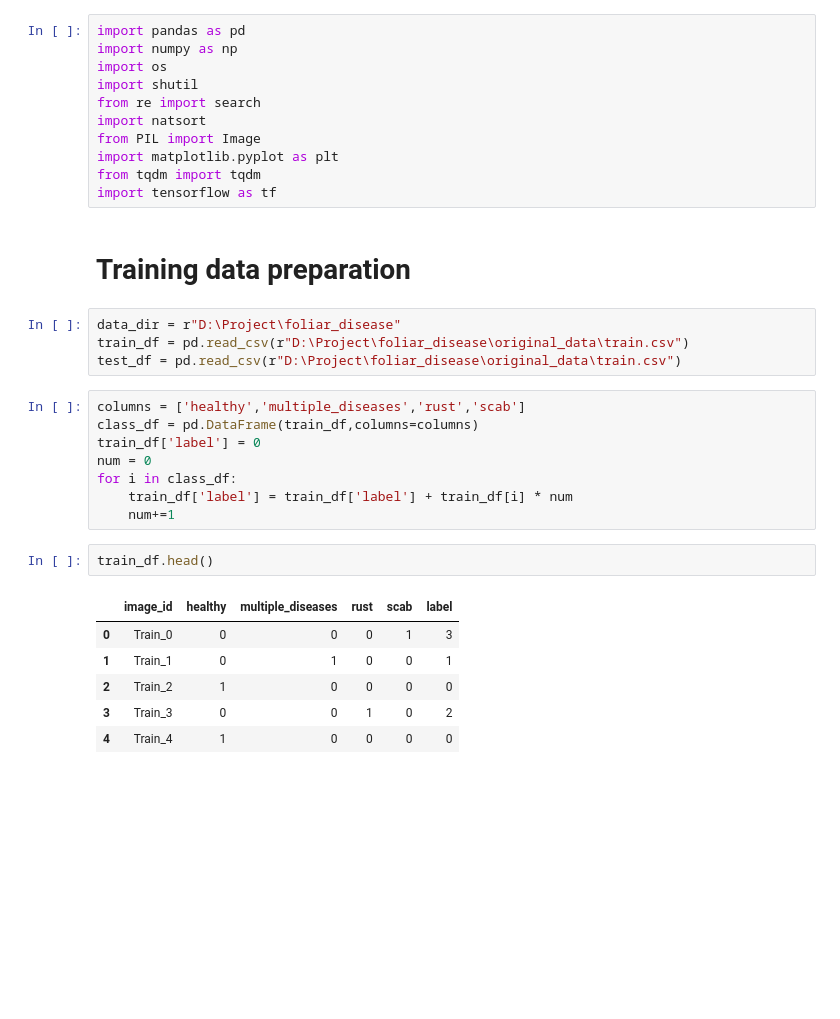
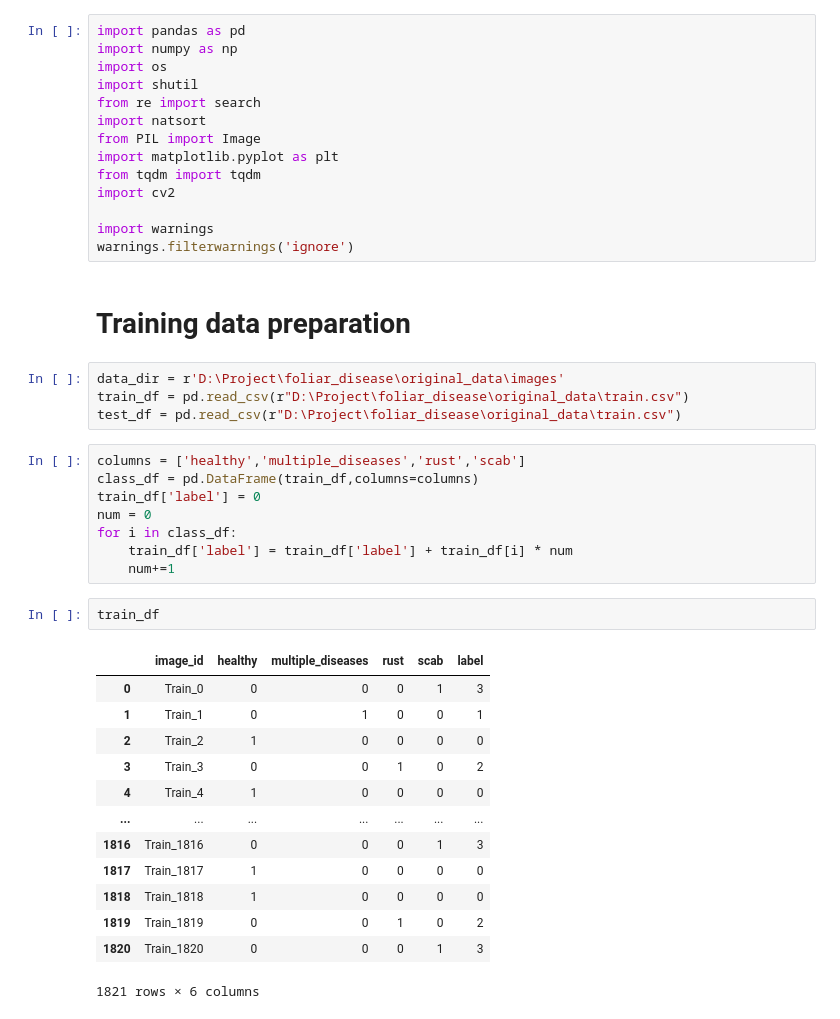
Before and after one commit to krakshak/kaggle-foliar-detection, a Jupyter notebook: foliar_diseases.ipynb, the cells around one changed output. Cells and saved outputs as stored; diff of their text form; blank space fills up the shorter version.

```diff
--- a/foliar_diseases.ipynb
+++ b/foliar_diseases.ipynb
@@ -8,11 +8,14 @@ import natsort
 from PIL import Image
 import matplotlib.pyplot as plt
 from tqdm import tqdm
-import tensorflow as tf
+import cv2
+
+import warnings
+warnings.filterwarnings('ignore')
 # %% [markdown]
 <h1>Training data preparation
 # %%
-data_dir = r"D:\Project\foliar_disease"
+data_dir = r'D:\Project\foliar_disease\original_data\images'
 train_df = pd.read_csv(r"D:\Project\foliar_disease\original_data\train.csv")
 test_df = pd.read_csv(r"D:\Project\foliar_disease\original_data\train.csv")
 # %%
@@ -24,11 +27,18 @@ for i in class_df:
     train_df['label'] = train_df['label'] + train_df[i] * num
     num+=1
 # %%
-train_df.head()
+train_df
 # %% [output]
 |  | image_id | healthy | multiple_diseases | rust | scab | label |
 | 0 | Train_0 | 0 | 0 | 0 | 1 | 3 |
 | 1 | Train_1 | 0 | 1 | 0 | 0 | 1 |
 | 2 | Train_2 | 1 | 0 | 0 | 0 | 0 |
 | 3 | Train_3 | 0 | 0 | 1 | 0 | 2 |
 | 4 | Train_4 | 1 | 0 | 0 | 0 | 0 |
+| ... | ... | ... | ... | ... | ... | ... |
+| 1816 | Train_1816 | 0 | 0 | 0 | 1 | 3 |
+| 1817 | Train_1817 | 1 | 0 | 0 | 0 | 0 |
+| 1818 | Train_1818 | 1 | 0 | 0 | 0 | 0 |
+| 1819 | Train_1819 | 0 | 0 | 1 | 0 | 2 |
+| 1820 | Train_1820 | 0 | 0 | 0 | 1 | 3 |
+1821 rows × 6 columns
```
Also changed, not shown: parts of 15 cells of this notebook.
